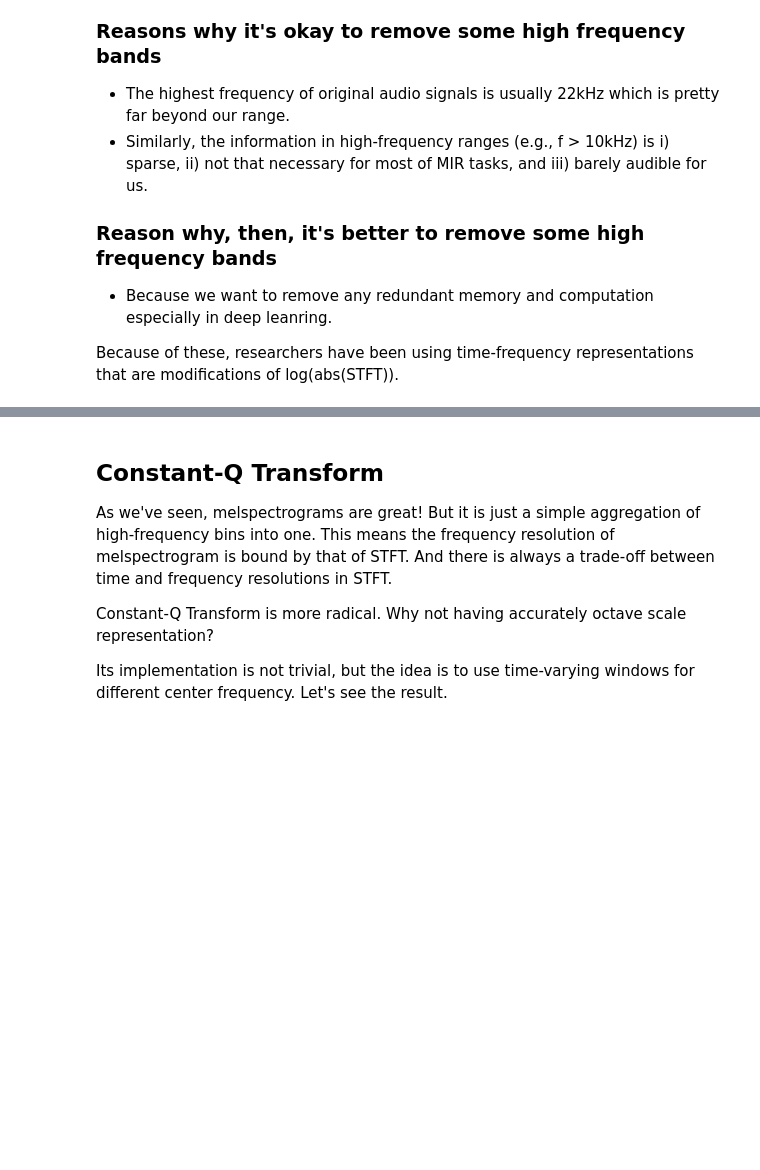
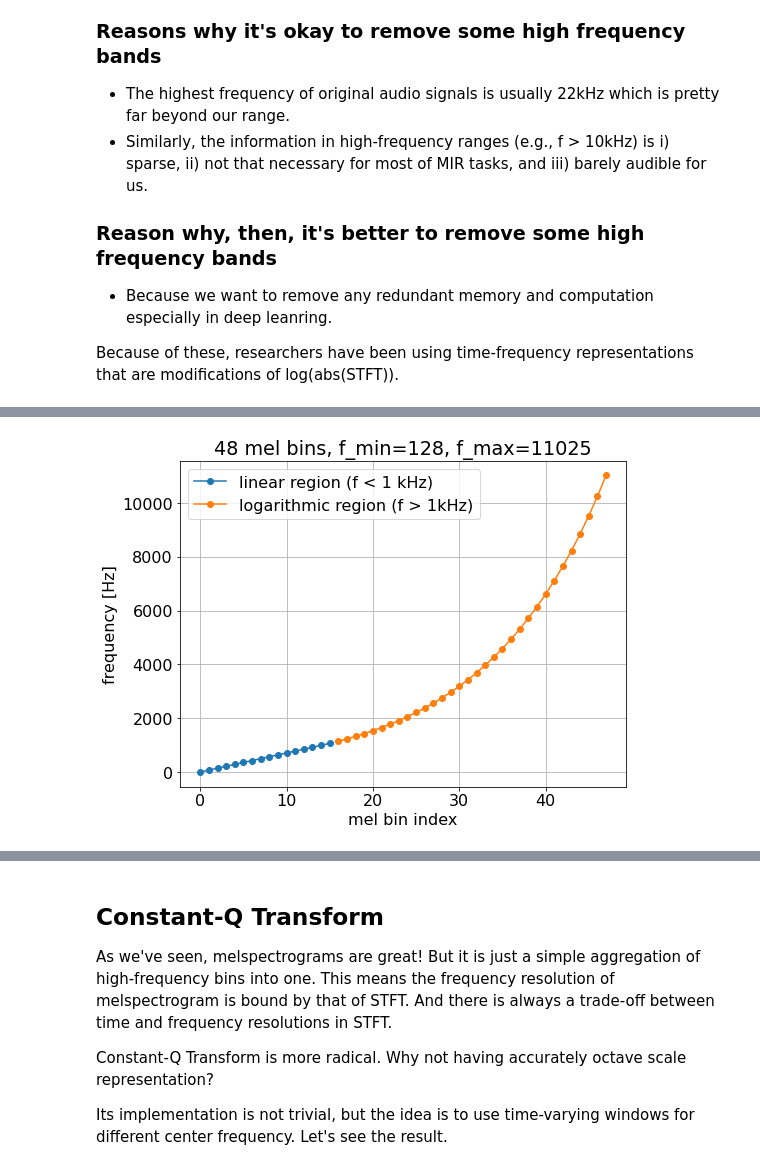
Before and after one commit to music-classification/tutorial, a Jupyter notebook: book/part2_basics/input-representations.ipynb, the cells around one changed output, grey strips where cells are left out. Drawn from its saved outputs; the diff is of its cells as text; code cells hidden in the pictures; blank space fills up the shorter version.

```diff
--- a/book/part2_basics/input-representations.ipynb
+++ b/book/part2_basics/input-representations.ipynb
@@ -284 +298,14 @@ Because of these, researchers have been using time-frequency representations tha
+# %%
+mel_scale = librosa.mel_frequencies(n_mels=48, fmin=0.0, fmax=11025.0, htk=False)
+
+plt.figure(figsize=(8, 6))
+plt.plot(np.arange(0, 16, 1), mel_scale[:16], marker='o', label='linear region (f < 1 kHz)')
+plt.plot(np.arange(16, 48, 1), mel_scale[16:], marker='o', label='logarithmic region (f > 1kHz)')
+plt.title('48 mel bins, f_min=128, f_max=11025')
+plt.xlabel('mel bin index')
+plt.ylabel('frequency [Hz]')
+
+plt.legend();
+# %% [output]
+[figure, added]
 # %% [markdown]
```
Also changed, not shown: parts of 14 cells of this notebook, 6 other files.
